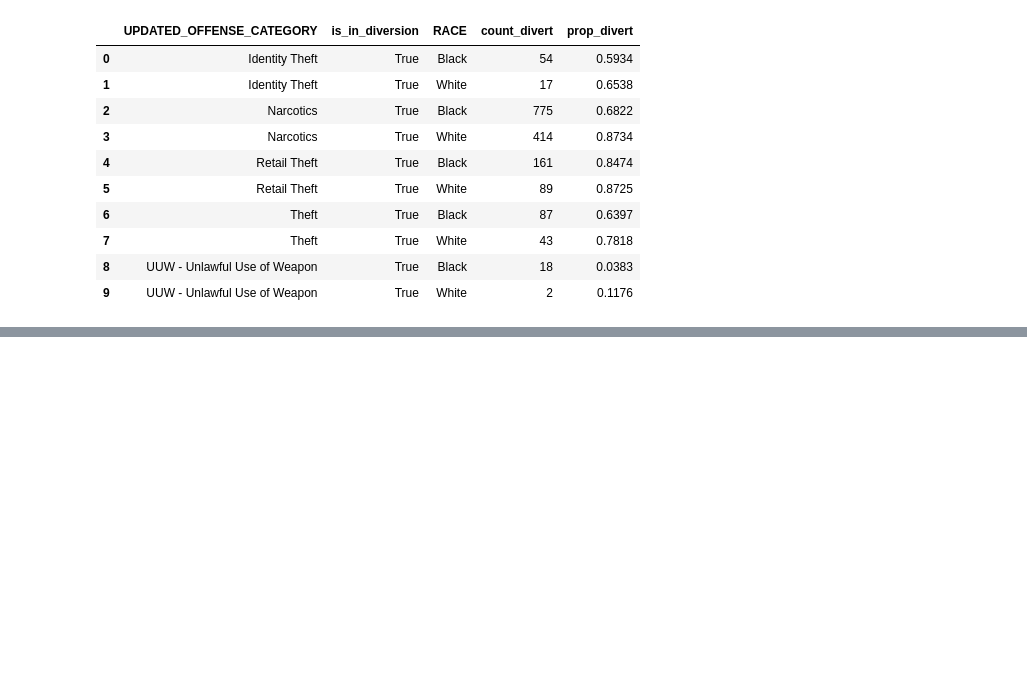
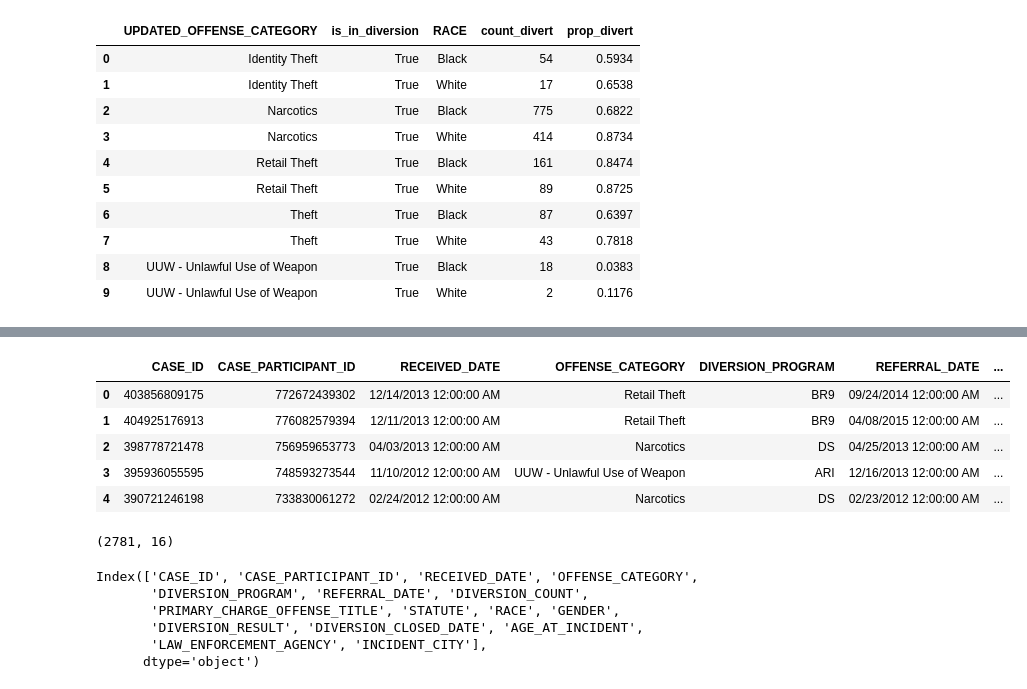
Before and after one commit to rebeccajohnson88/qss20_slides_activities, a Jupyter notebook: activities/08_SQL_examplecode.ipynb, the cells around one changed output, grey strips where cells are left out. Drawn from its saved outputs; the diff is of its cells as text; code cells hidden in the pictures; blank space fills up the shorter version.

```diff
--- a/activities/08_SQL_examplecode.ipynb
+++ b/activities/08_SQL_examplecode.ipynb
@@ -368,0 +411,29 @@ coord_flip())
+# %%
+lj_q = """
+select divert.*,
+AGE_AT_INCIDENT, LAW_ENFORCEMENT_AGENCY,
+INCIDENT_CITY
+from divert
+LEFT JOIN caseinit
+ON divert.CASE_ID = caseinit.CASE_ID
+AND divert.CASE_PARTICIPANT_ID = caseinit.CASE_PARTICIPANT_ID
+"""
+# %%
+lj_d = pd.read_sql_query(lj_q, cnx)
+lj_d.head()
+lj_d.shape
+lj_d.columns
+# %% [output]
+|  | CASE_ID | CASE_PARTICIPANT_ID | RECEIVED_DATE | OFFENSE_CATEGORY | DIVERSION_PROGRAM | REFERRAL_DATE | ... |
+| 0 | 403856809175 | 772672439302 | 12/14/2013 12:00:00 AM | Retail Theft | BR9 | 09/24/2014 12:00:00 AM | ... |
+| 1 | 404925176913 | 776082579394 | 12/11/2013 12:00:00 AM | Retail Theft | BR9 | 04/08/2015 12:00:00 AM | ... |
+| 2 | 398778721478 | 756959653773 | 04/03/2013 12:00:00 AM | Narcotics | DS | 04/25/2013 12:00:00 AM | ... |
+| 3 | 395936055595 | 748593273544 | 11/10/2012 12:00:00 AM | UUW - Unlawful Use of Weapon | ARI | 12/16/2013 12:00:00 AM | ... |
+| 4 | 390721246198 | 733830061272 | 02/24/2012 12:00:00 AM | Narcotics | DS | 02/23/2012 12:00:00 AM | ... |
+(2781, 16)
+Index(['CASE_ID', 'CASE_PARTICIPANT_ID', 'RECEIVED_DATE', 'OFFENSE_CATEGORY',
+       'DIVERSION_PROGRAM', 'REFERRAL_DATE', 'DIVERSION_COUNT',
+       'PRIMARY_CHARGE_OFFENSE_TITLE', 'STATUTE', 'RACE', 'GENDER',
+       'DIVERSION_RESULT', 'DIVERSION_CLOSED_DATE', 'AGE_AT_INCIDENT',
+       'LAW_ENFORCEMENT_AGENCY', 'INCIDENT_CITY'],
+      dtype='object')
```
Also changed, not shown: parts of 36 cells of this notebook, 1 other file.
